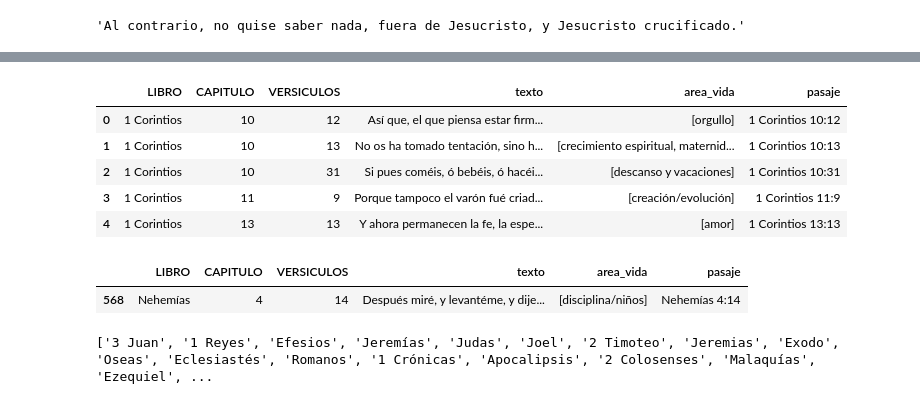
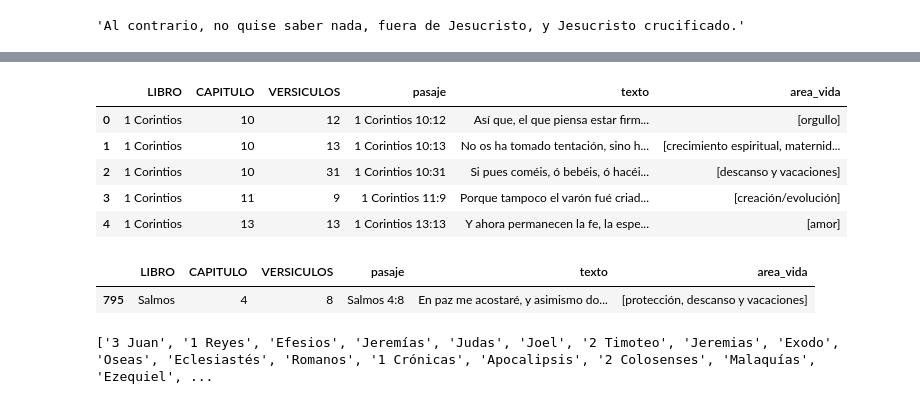
Before and after one commit to orare-tfm/orare-model, a Jupyter notebook: bible/data/catholic_bible.ipynb, the cells around one changed output, grey strips where cells are left out. Cells and saved outputs as stored; diff of their text form; code cells hidden in the pictures.

```diff
--- a/bible/data/catholic_bile.ipynb
+++ b/bible/data/catholic_bible.ipynb
@@ -66,6 +75,7 @@ libros =  data_df_origin["pasaje"]
 # %%
-def parse_biblical_reference(reference):
+def parse_biblical_reference(row):
     # Regular expression to capture the book, chapter, and verses
+    reference = row["pasaje"]
     pattern = r"(\d*\s*\w+\s*\w*)\s(\d+):([\d,\s-]+)"
     match = re.match(pattern, reference.strip())
 
@@ -89,34 +99,34 @@ def parse_biblical_reference(reference):
         return {
             "LIBRO": libro,
             "CAPITULO": capitulo,
-            "VERSICULOS": versiculos
+            "VERSICULOS": versiculos,
+            "pasaje": row["pasaje"],
+            "texto": row["texto"],
+            "area_vida": row["area_vida"]
         }
     else:
         return None
 
 data = []
-for ref in libros:
-    parsed_ref = parse_biblical_reference(ref)
+for i, row in data_df_origin.iterrows():
+    parsed_ref = parse_biblical_reference(row)
     if parsed_ref:
         data.append(parsed_ref)
 # %%
 data_df = pd.DataFrame(data)
-data_df["texto"] = data_df_origin["texto"]
-data_df["area_vida"] = data_df_origin["area_vida"]
-data_df["pasaje"] = data_df_origin["pasaje"]
 data_df.head()
 # %% [output]
-|  | LIBRO | CAPITULO | VERSICULOS | texto | area_vida | pasaje |
-| 0 | 1 Corintios | 10 | 12 | Así que, el que piensa estar firm... | [orgullo] | 1 Corintios 10:12 |
-| 1 | 1 Corintios | 10 | 13 | No os ha tomado tentación, sino h... | [crecimiento espiritual, maternid... | 1 Corintios 10:13 |
-| 2 | 1 Corintios | 10 | 31 | Si pues coméis, ó bebéis, ó hacéi... | [descanso y vacaciones] | 1 Corintios 10:31 |
-| 3 | 1 Corintios | 11 | 9 | Porque tampoco el varón fué criad... | [creación/evolución] | 1 Corintios 11:9 |
-| 4 | 1 Corintios | 13 | 13 | Y ahora permanecen la fe, la espe... | [amor] | 1 Corintios 13:13 |
+|  | LIBRO | CAPITULO | VERSICULOS | pasaje | texto | area_vida |
+| 0 | 1 Corintios | 10 | 12 | 1 Corintios 10:12 | Así que, el que piensa estar firm... | [orgullo] |
+| 1 | 1 Corintios | 10 | 13 | 1 Corintios 10:13 | No os ha tomado tentación, sino h... | [crecimiento espiritual, maternid... |
+| 2 | 1 Corintios | 10 | 31 | 1 Corintios 10:31 | Si pues coméis, ó bebéis, ó hacéi... | [descanso y vacaciones] |
+| 3 | 1 Corintios | 11 | 9 | 1 Corintios 11:9 | Porque tampoco el varón fué criad... | [creación/evolución] |
+| 4 | 1 Corintios | 13 | 13 | 1 Corintios 13:13 | Y ahora permanecen la fe, la espe... | [amor] |
 # %%
-data_df[data_df["pasaje"] == "Nehemías 4:14"]
+data_df[data_df["pasaje"] == "Salmos 4:8"]
 # %% [output]
-|  | LIBRO | CAPITULO | VERSICULOS | texto | area_vida | pasaje |
-| 568 | Nehemías | 4 | 14 | Después miré, y levantéme, y dije... | [disciplina/niños] | Nehemías 4:14 |
+|  | LIBRO | CAPITULO | VERSICULOS | pasaje | texto | area_vida |
+| 795 | Salmos | 4 | 8 | Salmos 4:8 | En paz me acostaré, y asimismo do... | [protección, descanso y vacaciones] |
 # %%
 # Lista para almacenar los resultados
 book_names = []
```
Also changed, not shown: parts of 9 cells of this notebook.
